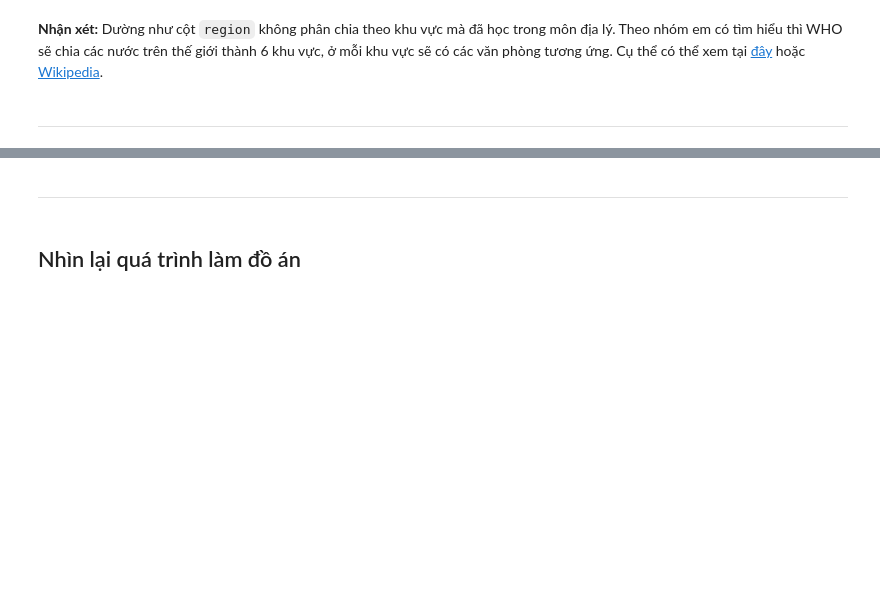
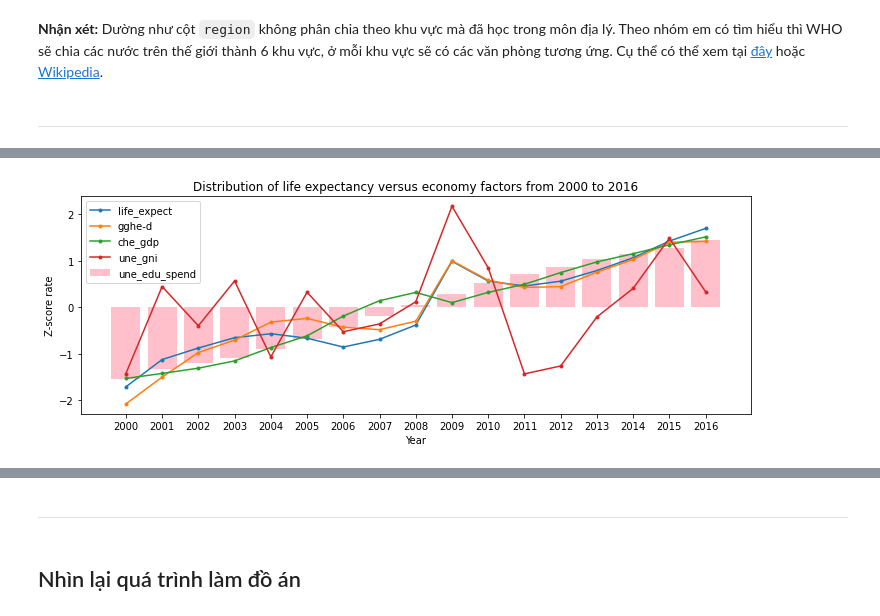
Before and after one commit to tronglocbrvt/FinalProject-P4DS, a Jupyter notebook: 18120197_19120068.ipynb, the cells around one changed output, grey strips where cells are left out. Saved outputs shown, nothing was run; the diff lists cells and outputs as text; code cells hidden in the pictures; blank space fills up the shorter version.

```diff
--- a/18120197_19120068.ipynb
+++ b/18120197_19120068.ipynb
@@ -602,0 +694,4 @@ array(['Bangladesh', 'Bhutan', 'Indonesia', 'India', 'Sri Lanka',
+# %%
+field_plot(eco_mean_df, 'economy')
+# %% [output]
+[figure, added]
```
Also changed, not shown: parts of 38 cells of this notebook.
